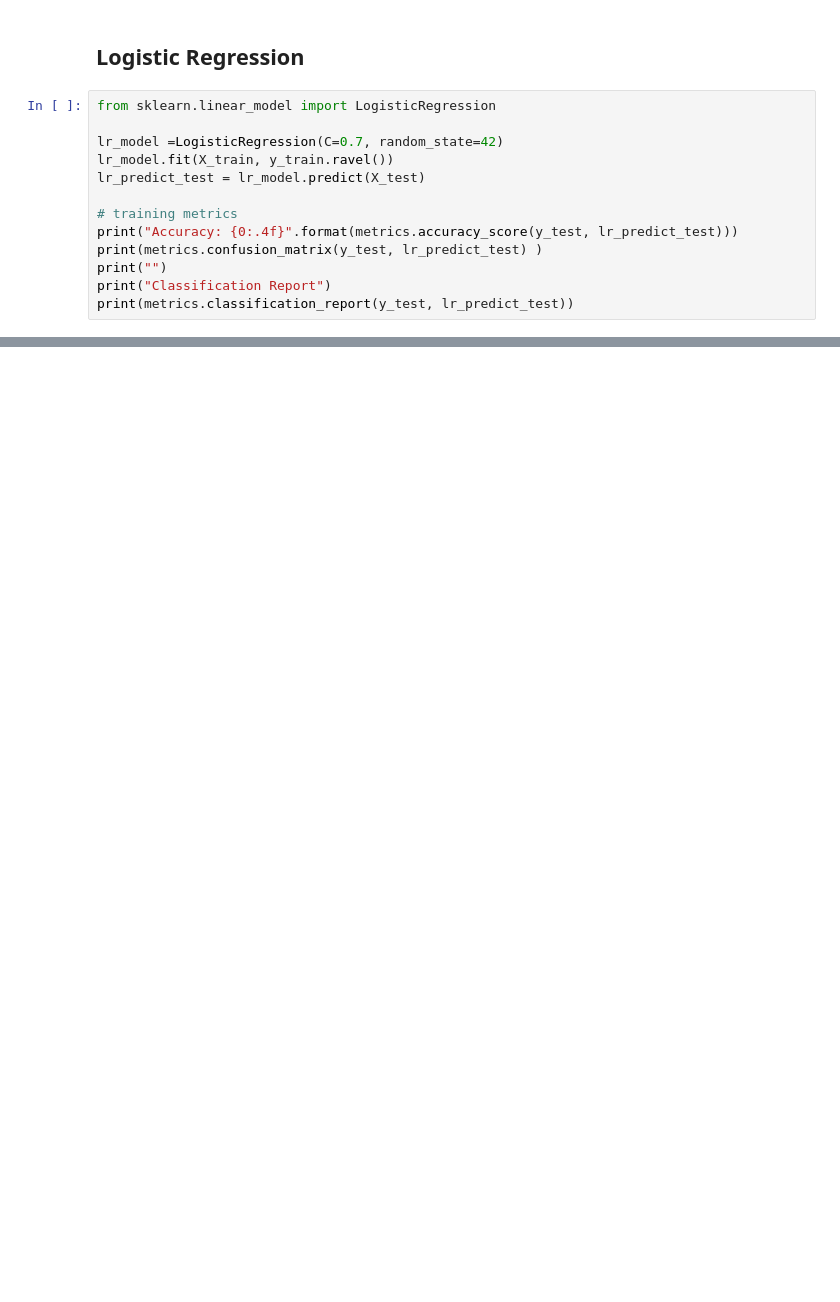
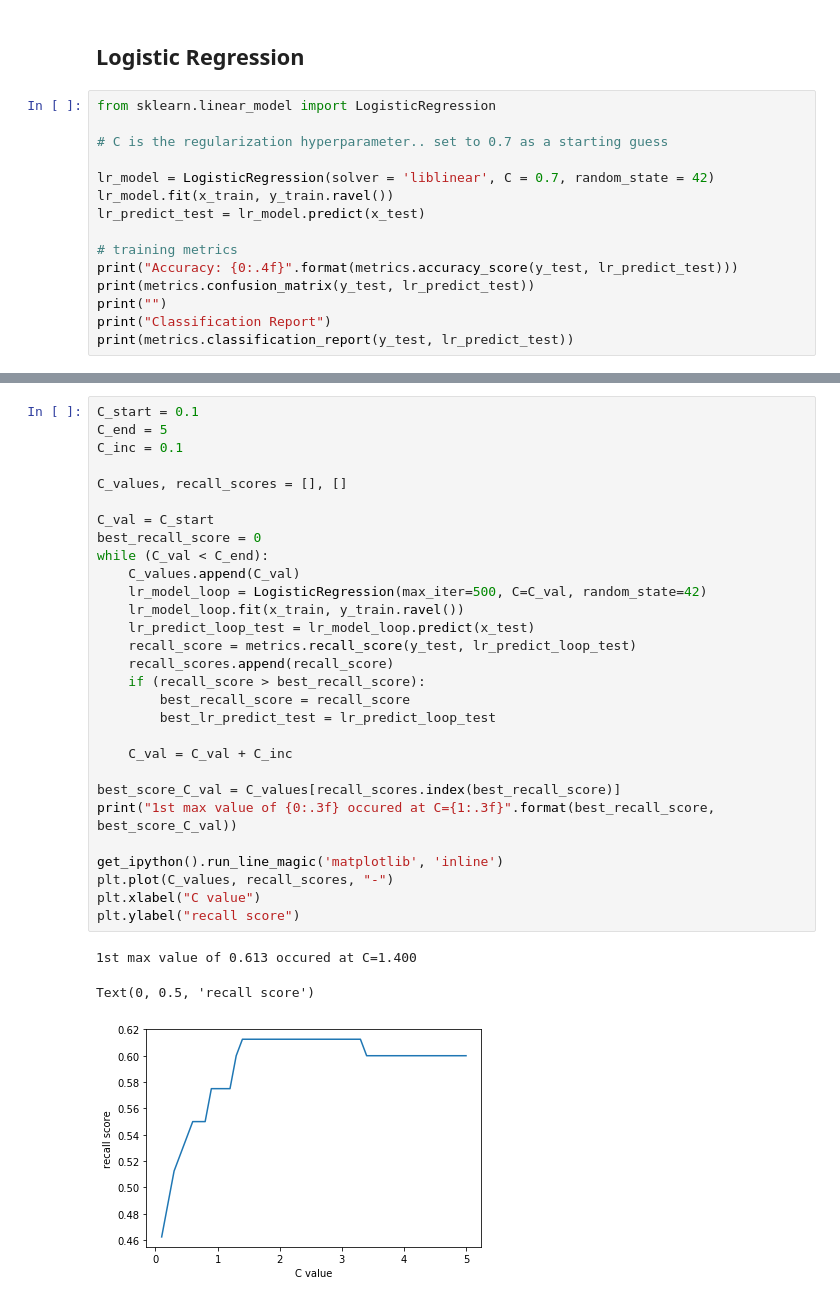
Before and after one commit to JacobDuvall/PredictingDiabetes, a Jupyter notebook: Predicting Diabetes.ipynb, the cells around one changed output, grey strips where cells are left out. Cells and saved outputs as stored; diff of their text form; blank space fills up the shorter version.

```diff
--- a/Predicting Diabetes.ipynb
+++ b/Predicting Diabetes.ipynb
@@ -351,13 +372,15 @@ print(metrics.classification_report(y_test, rf_predict_test))
 # %%
 from sklearn.linear_model import LogisticRegression
 
-lr_model =LogisticRegression(C=0.7, random_state=42)
-lr_model.fit(X_train, y_train.ravel())
-lr_predict_test = lr_model.predict(X_test)
+# C is the regularization hyperparameter.. set to 0.7 as a starting guess
+
+lr_model = LogisticRegression(solver = 'liblinear', C = 0.7, random_state = 42)
+lr_model.fit(x_train, y_train.ravel())
+lr_predict_test = lr_model.predict(x_test)
 
 # training metrics
 print("Accuracy: {0:.4f}".format(metrics.accuracy_score(y_test, lr_predict_test)))
-print(metrics.confusion_matrix(y_test, lr_predict_test) )
+print(metrics.confusion_matrix(y_test, lr_predict_test))
 print("")
 print("Classification Report")
 print(metrics.classification_report(y_test, lr_predict_test))
@@ -363,0 +401,33 @@ print(metrics.classification_report(y_test, lr_predict_test))
+# %%
+C_start = 0.1
+C_end = 5
+C_inc = 0.1
+
+C_values, recall_scores = [], []
+
+C_val = C_start
+best_recall_score = 0
+while (C_val < C_end):
+    C_values.append(C_val)
+    lr_model_loop = LogisticRegression(max_iter=500, C=C_val, random_state=42)
+    lr_model_loop.fit(x_train, y_train.ravel())
+    lr_predict_loop_test = lr_model_loop.predict(x_test)
+    recall_score = metrics.recall_score(y_test, lr_predict_loop_test)
+    recall_scores.append(recall_score)
+    if (recall_score > best_recall_score):
+        best_recall_score = recall_score
+        best_lr_predict_test = lr_predict_loop_test
+
+    C_val = C_val + C_inc
+
+best_score_C_val = C_values[recall_scores.index(best_recall_score)]
+print("1st max value of {0:.3f} occured at C={1:.3f}".format(best_recall_score, best_score_C_val))
+
+get_ipython().run_line_magic('matplotlib', 'inline')
+plt.plot(C_values, recall_scores, "-")
+plt.xlabel("C value")
+plt.ylabel("recall score")
+# %% [output]
+1st max value of 0.613 occured at C=1.400
+Text(0, 0.5, 'recall score')
+[figure, added]
```
Also changed, not shown: parts of 3 cells of this notebook.
